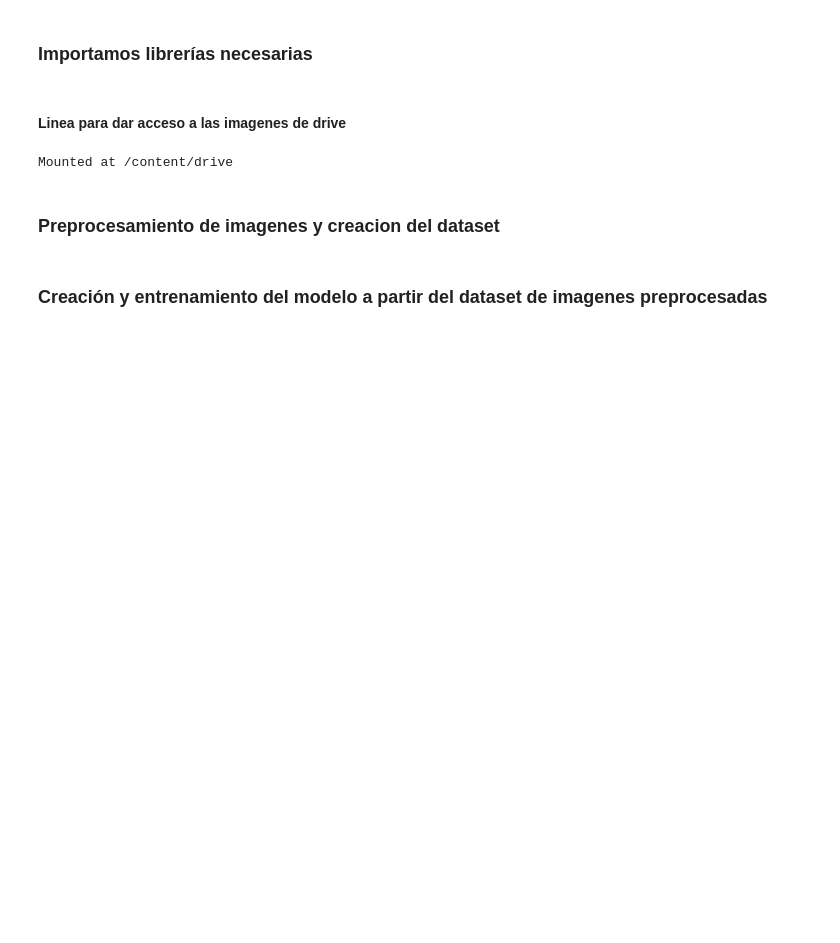
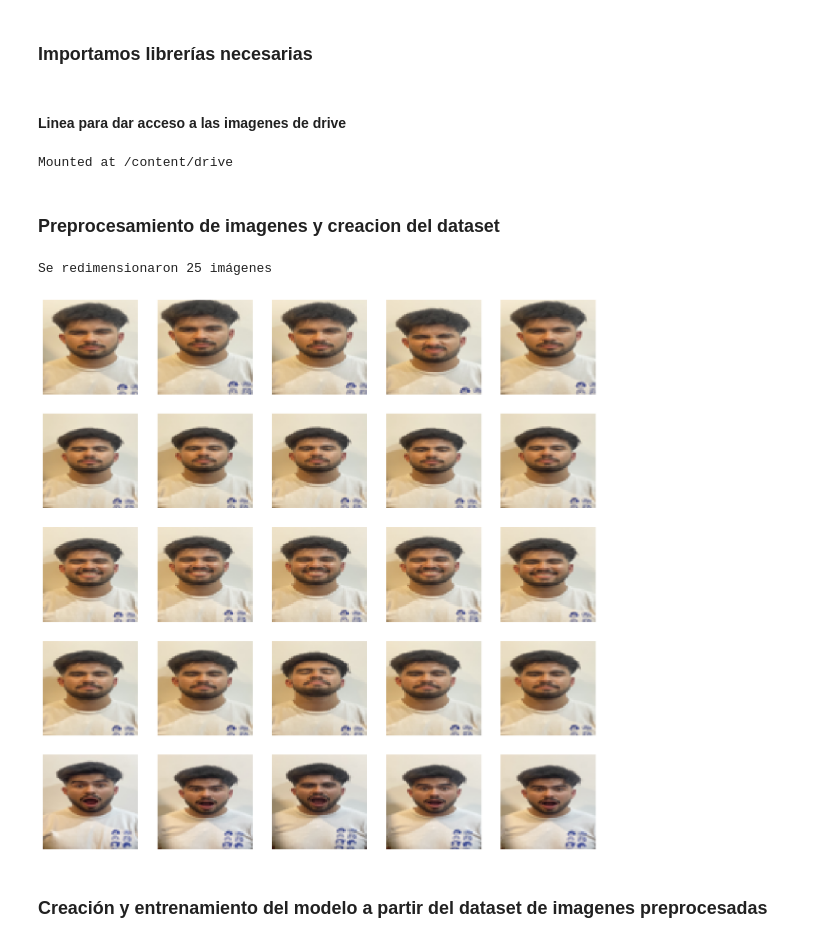
Before and after one commit to gerardhios/detector_sentimientos, a Jupyter notebook: Examen_Parcial_2.ipynb, the cells around one changed output. Saved outputs shown, nothing was run; the diff lists cells and outputs as text; code cells hidden in the pictures; blank space fills up the shorter version.

```diff
--- a/Examen_Parcial_2.ipynb
+++ b/Examen_Parcial_2.ipynb
@@ -30,6 +31,8 @@ Mounted at /content/drive
 # %% [markdown]
 ### Preprocesamiento de imagenes y creacion del dataset
 # %%
+detector_caras = dlib.get_frontal_face_detector()
+
 # Ruta de la carpeta raiz del dataset
 carpeta_dataset = Path("/content/drive/MyDrive/UAA/10mo Semestre/Machine y deep learning/2do Semestre/dataset")
 
@@ -44,6 +47,9 @@ test_dir = Path(carpeta_dataset, 'test')
 
 # Obtener la lista de los nombres de las carpetas dentro de la carpeta de imágenes originales
 carpetas = [carpeta for carpeta in carpeta_imagenes_originales.iterdir() if carpeta.is_dir()]
+
+# Lista para almacenar las imágenes redimensionadas
+imagenes_redimensionadas = []
 
 # Iterar sobre las carpetas y redimensionar las imágenes pasando 30% de las imagenes originales a una carpeta test y el resto a train
 for carpeta in carpetas:
@@ -55,33 +61,56 @@ for carpeta in carpetas:
 
     # Iterar sobre los archivos
     for i, archivo in enumerate(archivos):
         # Crear la ruta del archivo
         ruta_archivo = Path(carpeta, archivo)
 
         # Crear la ruta de destino
         if i < cantidad_test:
             carpeta_destino = "test"
         else:
             carpeta_destino = "train"
 
         ruta_carpeta_destino = Path(carpeta_dataset, carpeta_destino, carpeta.name)
         ruta_destino = Path(ruta_carpeta_destino, archivo)
 
         # Revizar si la carpeta destino existe, si no, crearla
         if not ruta_carpeta_destino.exists():
             ruta_carpeta_destino.mkdir(parents=True)
 
         # Abrir la imagen original
         imagen_original = Image.open(ruta_archivo)
 
+        # Convertir la imagen a escala de grises
+        gray = cv2.cvtColor(cv2.imread(str(ruta_archivo)), cv2.COLOR_BGR2GRAY)
+
+        # Detectar caras en la imagen
+        cara = detector_caras(gray)
+
+        # Recortar la región de la cara de la imagen original con un margen de 20 pixeles
+        x, y, w, h = cara[0].left(), cara[0].top(), cara[0].width(), cara[0].height()
+        recorte = imagen_original.crop((x - 160, y - 160, x + w + 160, y + h + 160))
+
         # Redimensionar la imagen a 64x64 píxeles
         imagen_redimensionada = imagen_original.resize((64, 64))
 
         # Guardar la imagen redimensionada en la carpeta de destino
         imagen_redimensionada.save(ruta_destino)
 
+        imagenes_redimensionadas.append(imagen_redimensionada)
+
         # Cerrar la imagen original
         imagen_original.close()
+
+print(f"Se redimensionaron {len(imagenes_redimensionadas)} imágenes")
+# Mostrar las imágenes redimensionadas en una cuadrícula de 5x5
+fig, axs = plt.subplots(5, 5, figsize=(15, 15))
+for i, ax in enumerate(axs.flat):
+    ax.imshow(imagenes_redimensionadas[i])
+    ax.axis("off")
+plt.show()
+# %% [output]
+Se redimensionaron 25 imágenes
+[figure, added]
 # %% [markdown]
 ### Creación y entrenamiento del modelo a partir del dataset de imagenes preprocesadas
 # %%
```
Also changed, not shown: parts of 3 cells of this notebook, 2 other files.
